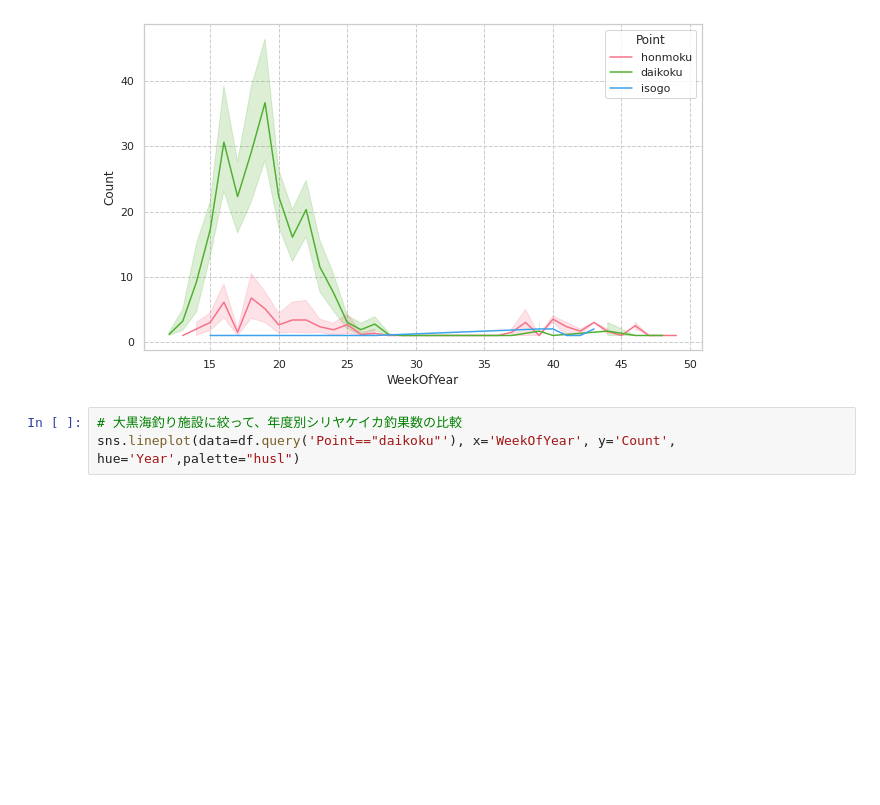
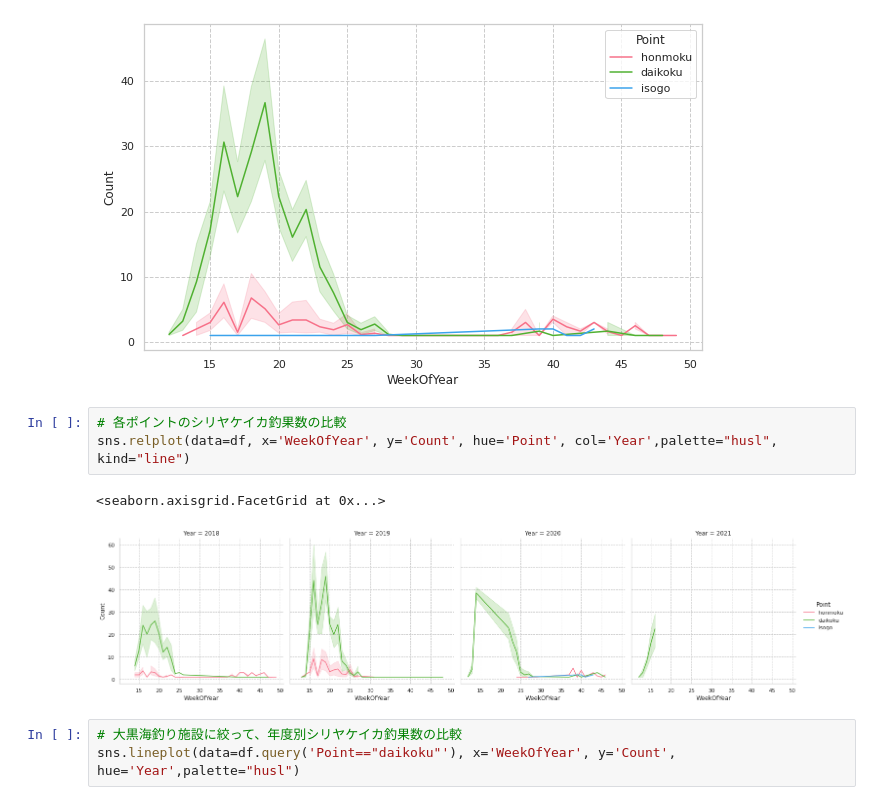
Before and after one commit to getperf/fishing-piers-fan, a Jupyter notebook: notebook/shiriyake_ika_analysis.ipynb, the cells around one changed output. Saved outputs shown, nothing was run; the diff lists cells and outputs as text; blank space fills up the shorter version.

```diff
--- a/notebook/shiriyake_ika_analysis.ipynb
+++ b/notebook/shiriyake_ika_analysis.ipynb
@@ -76,6 +88,12 @@ sns.lineplot(data=df, x='WeekOfYear', y='Count', hue='Point',palette="husl")
 # %% [output]
 <AxesSubplot:xlabel='WeekOfYear', ylabel='Count'>
 [figure]
+# %%
+# 各ポイントのシリヤケイカ釣果数の比較
+sns.relplot(data=df, x='WeekOfYear', y='Count', hue='Point', col='Year',palette="husl", kind="line")
+# %% [output]
+<seaborn.axisgrid.FacetGrid at 0x...>
+[figure, added]
 # %%
 # 大黒海釣り施設に絞って、年度別シリヤケイカ釣果数の比較
 sns.lineplot(data=df.query('Point=="daikoku"'), x='WeekOfYear', y='Count', hue='Year',palette="husl")
```
Also changed, not shown: parts of 4 cells of this notebook, 3 other files.
